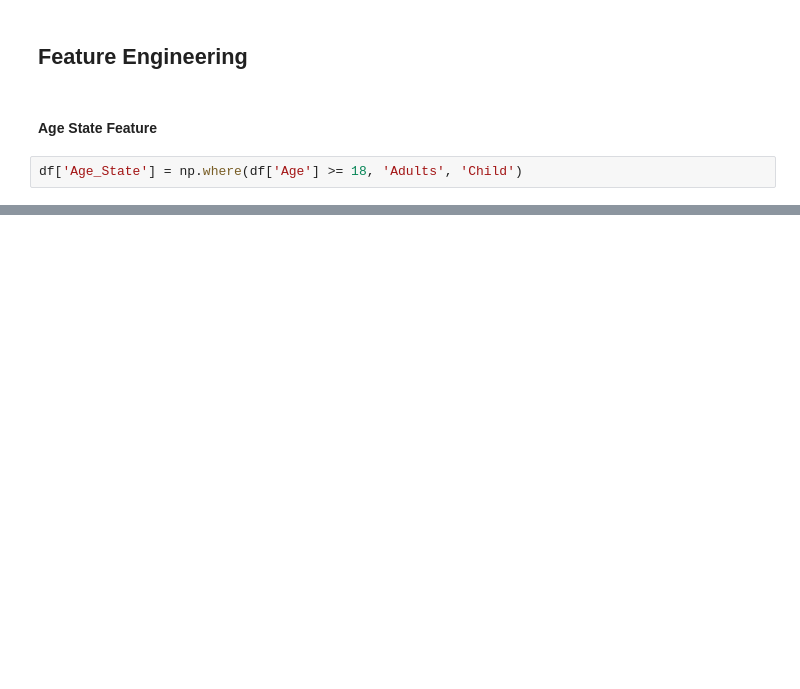
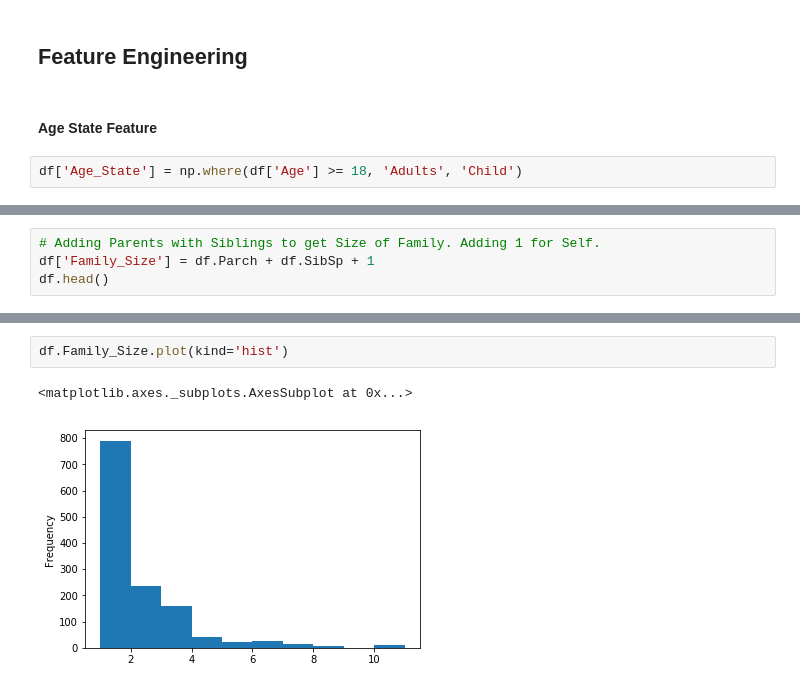
Before and after one commit to zeusari/Machine-Learning, a Jupyter notebook: notebooks/exploring-processing_data.ipynb, the cells around one changed output, grey strips where cells are left out. Saved outputs shown, nothing was run; the diff lists cells and outputs as text; blank space fills up the shorter version.

```diff
--- a/notebooks/exploring-processing_data.ipynb
+++ b/notebooks/exploring-processing_data.ipynb
@@ -779,0 +795,4 @@ df['Age_State'] = np.where(df['Age'] >= 18, 'Adults', 'Child')
+# %%
+# Adding Parents with Siblings to get Size of Family. Adding 1 for Self.
+df['Family_Size'] = df.Parch + df.SibSp + 1
+df.head()
@@ -779,0 +807,5 @@ df['Age_State'] = np.where(df['Age'] >= 18, 'Adults', 'Child')
+# %%
+df.Family_Size.plot(kind='hist')
+# %% [output]
+<matplotlib.axes._subplots.AxesSubplot at 0x...>
+[figure, added]
```
Also changed, not shown: parts of 32 cells of this notebook.
